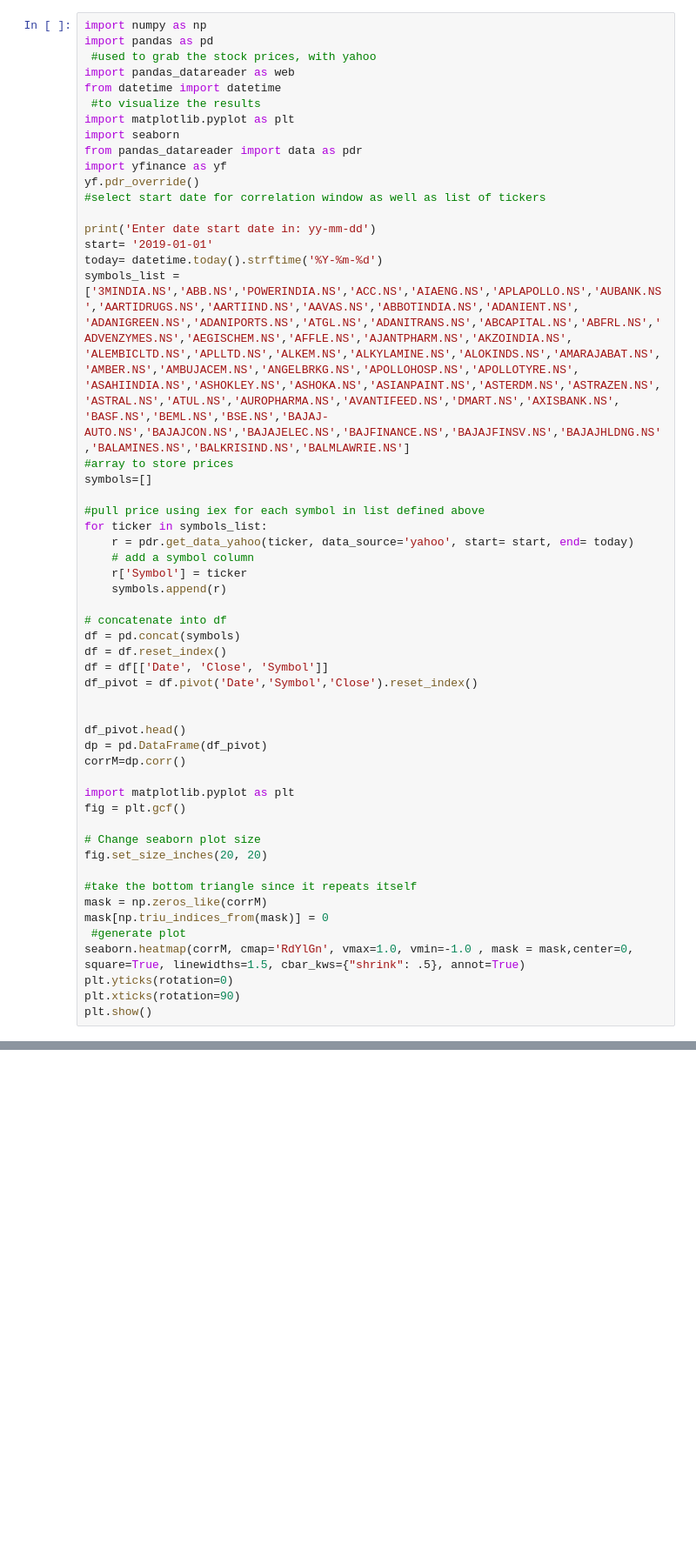
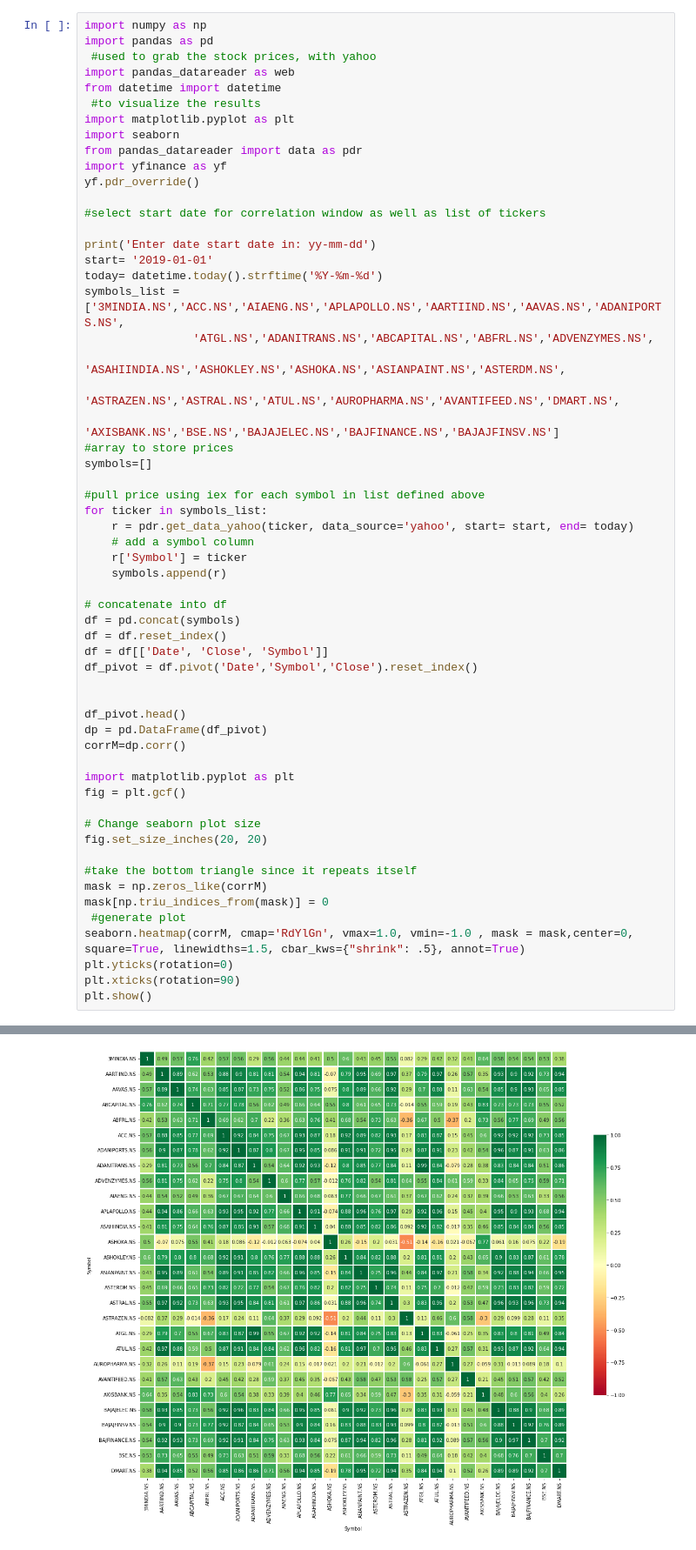
Before and after one commit to Anuj-1996/Correlation_Indian_Equities, a Jupyter notebook: Correlation.ipynb, the cells around one changed output, grey strips where cells are left out. Shown at 87% size. Saved outputs shown, nothing was run; the diff lists cells and outputs as text; blank space fills up the shorter version.

```diff
--- a/Correlation.ipynb
+++ b/Correlation.ipynb
@@ -45,16 +46,17 @@ import seaborn
 from pandas_datareader import data as pdr
 import yfinance as yf
 yf.pdr_override()
+
 #select start date for correlation window as well as list of tickers
 
 print('Enter date start date in: yy-mm-dd')
 start= '2019-01-01'
 today= datetime.today().strftime('%Y-%m-%d')
-symbols_list = ['3MINDIA.NS','ABB.NS','POWERINDIA.NS','ACC.NS','AIAENG.NS','APLAPOLLO.NS','AUBANK.NS','AARTIDRUGS.NS','AARTIIND.NS','AAVAS.NS','ABBOTINDIA.NS','ADANIENT.NS',
-'ADANIGREEN.NS','ADANIPORTS.NS','ATGL.NS','ADANITRANS.NS','ABCAPITAL.NS','ABFRL.NS','ADVENZYMES.NS','AEGISCHEM.NS','AFFLE.NS','AJANTPHARM.NS','AKZOINDIA.NS',
-'ALEMBICLTD.NS','APLLTD.NS','ALKEM.NS','ALKYLAMINE.NS','ALOKINDS.NS','AMARAJABAT.NS','AMBER.NS','AMBUJACEM.NS','ANGELBRKG.NS','APOLLOHOSP.NS','APOLLOTYRE.NS',
-'ASAHIINDIA.NS','ASHOKLEY.NS','ASHOKA.NS','ASIANPAINT.NS','ASTERDM.NS','ASTRAZEN.NS','ASTRAL.NS','ATUL.NS','AUROPHARMA.NS','AVANTIFEED.NS','DMART.NS','AXISBANK.NS',
-'BASF.NS','BEML.NS','BSE.NS','BAJAJ-AUTO.NS','BAJAJCON.NS','BAJAJELEC.NS','BAJFINANCE.NS','BAJAJFINSV.NS','BAJAJHLDNG.NS','BALAMINES.NS','BALKRISIND.NS','BALMLAWRIE.NS']
+symbols_list = ['3MINDIA.NS','ACC.NS','AIAENG.NS','APLAPOLLO.NS','AARTIIND.NS','AAVAS.NS','ADANIPORTS.NS',
+                'ATGL.NS','ADANITRANS.NS','ABCAPITAL.NS','ABFRL.NS','ADVENZYMES.NS',
+                'ASAHIINDIA.NS','ASHOKLEY.NS','ASHOKA.NS','ASIANPAINT.NS','ASTERDM.NS',
+                'ASTRAZEN.NS','ASTRAL.NS','ATUL.NS','AUROPHARMA.NS','AVANTIFEED.NS','DMART.NS',
+                'AXISBANK.NS','BSE.NS','BAJAJELEC.NS','BAJFINANCE.NS','BAJAJFINSV.NS']
 #array to store prices
 symbols=[]
 
@@ -107,4 +109,5 @@ Enter date start date in: yy-mm-dd
 [*********************100%***********************]  1 of 1 completed
 [*********************100%***********************]  1 of 1 completed
 [*********************100%***********************]  1 of 1 completed
 [*********************100%***********************]  1 of 1 completed
+[figure, added]
```
Also changed, not shown: parts of 6 cells of this notebook.
